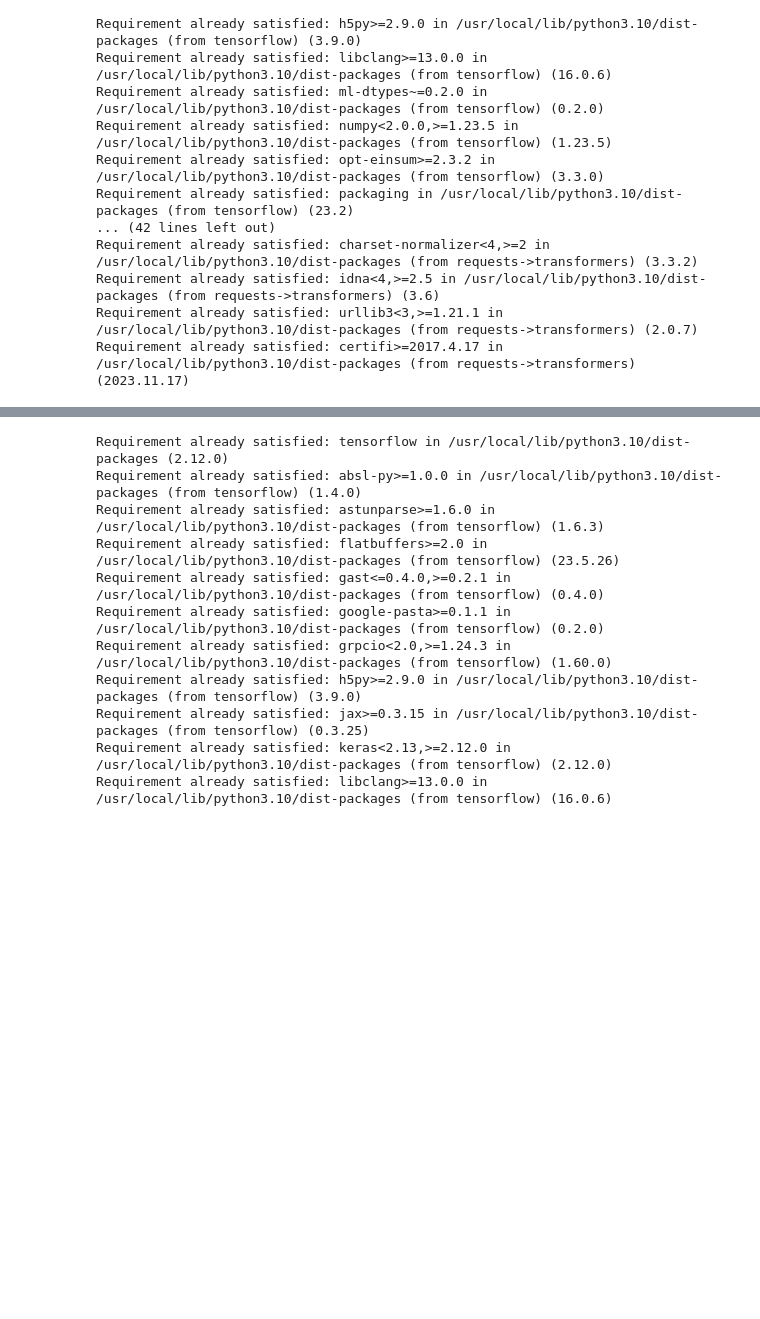
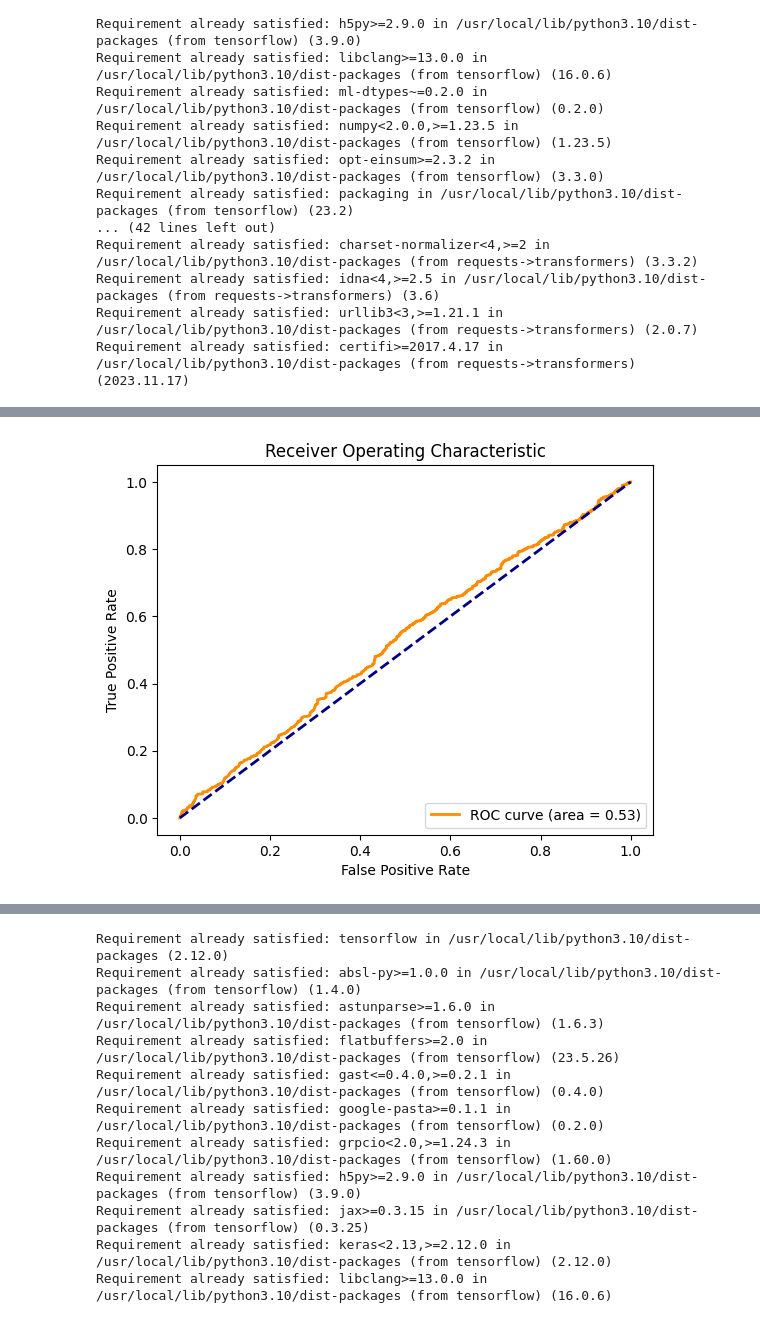
Before and after one commit to skhosanam/ml-dl-classification, a Jupyter notebook: Deep_learning_classification.ipynb, the cells around one changed output, grey strips where cells are left out. Saved outputs shown, nothing was run; the diff lists cells and outputs as text; code cells hidden in the pictures; blank space fills up the shorter version.

```diff
--- a/Deep_learning_classification.ipynb
+++ b/Deep_learning_classification.ipynb
@@ -148,20 +42,23 @@ Accuracy: 0.48221343873517786, F1 Score: 0.6506666666666667
 # %%
 import pandas as pd
+import numpy as np
 import tensorflow as tf
 from transformers import DistilBertTokenizer, TFDistilBertModel
+from tensorflow.keras.layers import Input, Dense, Conv1D, GlobalMaxPooling1D, Dropout
 from tensorflow.keras.models import Model
-from tensorflow.keras.layers import Input, Dense, Conv1D, GlobalMaxPooling1D
+from tensorflow.keras.optimizers import Adam
 from sklearn.model_selection import train_test_split
-from sklearn.metrics import accuracy_score, f1_score
+from sklearn.metrics import accuracy_score, precision_score, f1_score, roc_auc_score, recall_score, roc_curve, auc
+import matplotlib.pyplot as plt
 
 # Load datasets
 fake_news_df = pd.read_csv('fakeNews.csv')
 true_news_df = pd.read_csv('trueNews.csv')
 
-# Combine datasets
+# Combine datasets and add labels
 fake_news_df['label'] = 0
 true_news_df['label'] = 1
-combined_df = pd.concat([fake_news_df, true_news_df])
+combined_df = pd.concat([fake_news_df, true_news_df], ignore_index=True)
 
 # Split into train and test sets
 X_train, X_test, y_train, y_test = train_test_split(combined_df['Text'], combined_df['label'], test_size=0.2, random_state=42)
@@ -169,40 +66,69 @@ X_train, X_test, y_train, y_test = train_test_split(combined_df['Text'], combine
 # Initialize DistilBERT tokenizer
 tokenizer = DistilBertTokenizer.from_pretrained('distilbert-base-uncased')
 
-# Define function to encode texts
-def encode_texts(texts, max_len=128):  # Adjusted max_len for DistilBERT
-    return tokenizer(texts.tolist(), truncation=True, padding=True, max_length=max_len, return_tensors='tf')
+# Function to tokenize and encode texts
+def encode_texts(texts):
+    return tokenizer.batch_encode_plus(texts, padding=True, truncation=True, max_length=128, return_tensors='tf')
 
 # Encode training and testing data
-X_train_encodings = encode_texts(X_train)
-X_test_encodings = encode_texts(X_test)
+train_encodings = encode_texts(X_train.tolist())
+test_encodings = encode_texts(X_test.tolist())
 
-# Load pre-trained DistilBERT model
-bert_model = TFDistilBertModel.from_pretrained('distilbert-base-uncased')
+# Model building function
+def build_model():
+    distilbert_base = TFDistilBertModel.from_pretrained('distilbert-base-uncased')
 
-# Build model
-input_ids = Input(shape=(128,), dtype=tf.int32)  # Adjusted shape for DistilBERT
-attention_mask = Input(shape=(128,), dtype=tf.int32)
-bert_output = bert_model(input_ids, attention_mask=attention_mask)[0]
-conv_layer = Conv1D(filters=128, kernel_size=3, activation='relu')(bert_output)
-max_pool = GlobalMaxPooling1D()(conv_layer)
-output = Dense(1, activation='sigmoid')(max_pool)
-model = Model(inputs=[input_ids, attention_mask], outputs=output)
+    input_ids = Input(shape=(128,), dtype=tf.int32, name="input_ids")
+    attention_mask = Input(shape=(128,), dtype=tf.int32, name="attention_mask")
+    distilbert_output = distilbert_base(input_ids, attention_mask=attention_mask)[0]
+    conv_layer = Conv1D(filters=64, kernel_size=2, activation='relu')(distilbert_output)
+    pooling_layer = GlobalMaxPooling1D()(conv_layer)
+    dropout_layer = Dropout(0.2)(pooling_layer)
+    output = Dense(1, activation='sigmoid')(dropout_layer)
 
-# Compile model
-model.compile(optimizer='adam', loss='binary_crossentropy', metrics=['accuracy'])
+    model = Model(inputs=[input_ids, attention_mask], outputs=output)
+    return model
 
-# Train model
-batch_size = 16  # Experiment with this value
-model.fit([X_train_encodings['input_ids'], X_train_encodings['attention_mask']], y_train, epochs=2, batch_size=batch_size)
+# Convert to TensorFlow datasets with optimizations
+def convert_to_tf_dataset(encodings, labels, batch_size=16):
+    dataset = tf.data.Dataset.from_tensor_slices(({"input_ids": encodings['input_ids'], "attention_mask": encodings['attention_mask']}, labels))
+    dataset = dataset.cache()
+    dataset = dataset.shuffle(10000).batch(batch_size)
+    dataset = dataset.prefetch(tf.data.experimental.AUTOTUNE)
+    return dataset
 
-# Make predictions on the test set
-predictions = model.predict([X_test_encodings['input_ids'], X_test_encodings['attention_mask']])
-predicted_labels = (predictions > 0.5).astype(int)
+train_dataset = convert_to_tf_dataset(train_encodings, y_train, batch_size=16)
+test_dataset = convert_to_tf_dataset(test_encodings, y_test, batch_size=16)
 
-# Calculate accuracy and F1 score
-acc = accuracy_score(y_test, predicted_labels)
-f1 = f1_score(y_test, predicted_labels)
+# Build, compile, and train the model
+model = build_model()
+optimizer = Adam(learning_rate=5e-5)
+model.compile(optimizer=optimizer, loss='binary_crossentropy', metrics=['accuracy'])
+model.fit(train_dataset, epochs=2, validation_data=test_dataset)
 
-print(f"Accuracy: {acc}, F1 Score: {f1}")
+# Evaluation and plotting
+def evaluate_model(model, dataset, y_true):
+    predictions = model.predict(dataset).flatten()
+    y_pred = (predictions > 0.5).astype(int)
+
+    accuracy = accuracy_score(y_true, y_pred)
+    precision = precision_score(y_true, y_pred)
+    f1 = f1_score(y_true, y_pred)
+    sensitivity = recall_score(y_true, y_pred)  # Direct calculation of sensitivity (recall)
+    roc_auc = roc_auc_score(y_true, predictions)
+
+    print(f"Accuracy: {accuracy:.3f}, Sensitivity: {sensitivity:.3f}, Precision: {precision:.3f}, F1 Score: {f1:.3f}, ROC AUC: {roc_auc:.3f}")
+
+    fpr, tpr, _ = roc_curve(y_true, predictions)
+    roc_auc_val = auc(fpr, tpr)
+    plt.figure()
+    plt.plot(fpr, tpr, color='darkorange', lw=2, label=f'ROC curve (area = {roc_auc_val:.2f})')
+    plt.plot([0, 1], [0, 1], color='navy', lw=2, linestyle='--')
+    plt.xlabel('False Positive Rate')
+    plt.ylabel('True Positive Rate')
+    plt.title('Receiver Operating Characteristic')
+    plt.legend(loc="lower right")
+    plt.show()
+
+evaluate_model(model, test_dataset, y_test.values)
 # %% [output]
@@ -219,0 +146 @@ Accuracy: 0.48221343873517786, F1 Score: 0.6506666666666667
+[figure, added]
```
Also changed, not shown: parts of 59 cells of this notebook.
